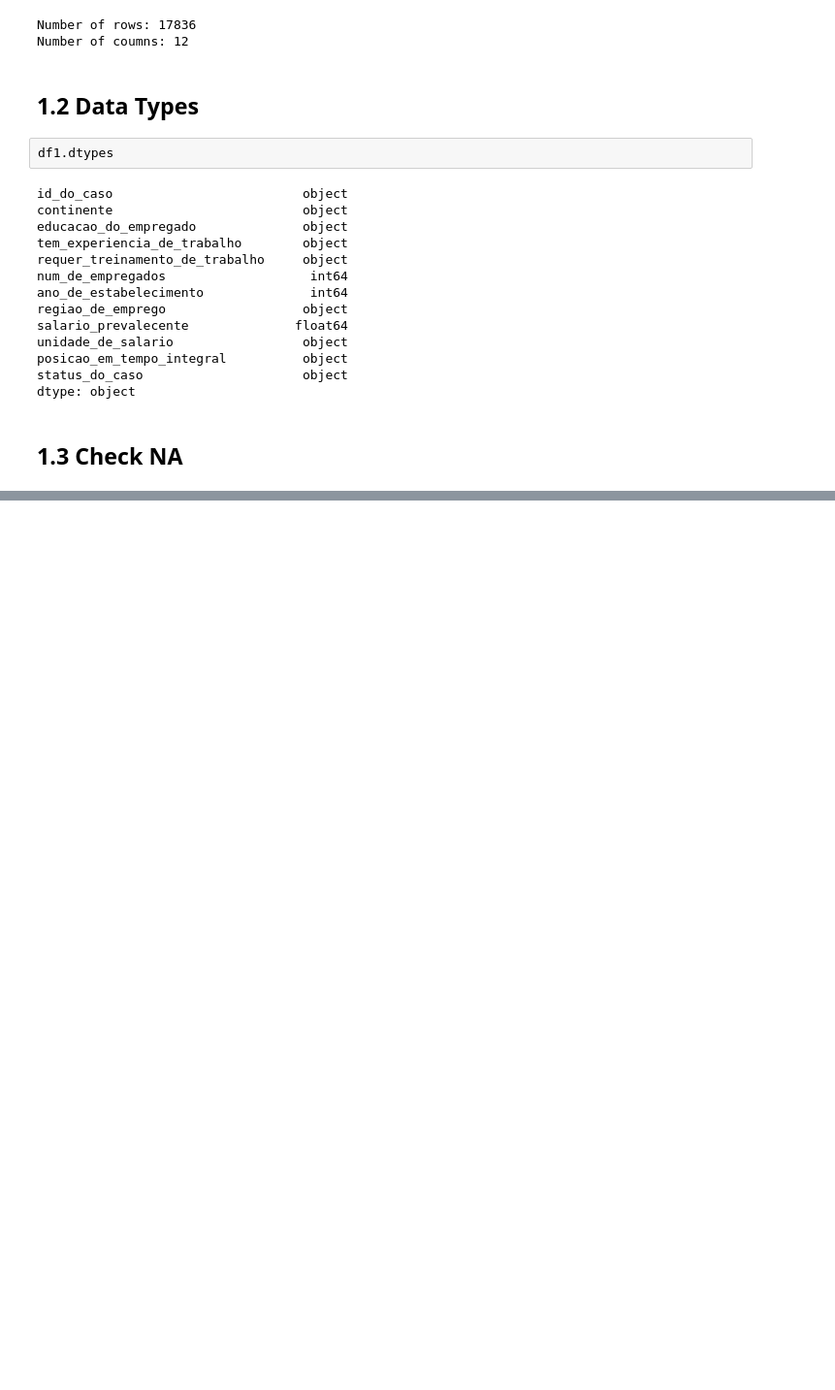
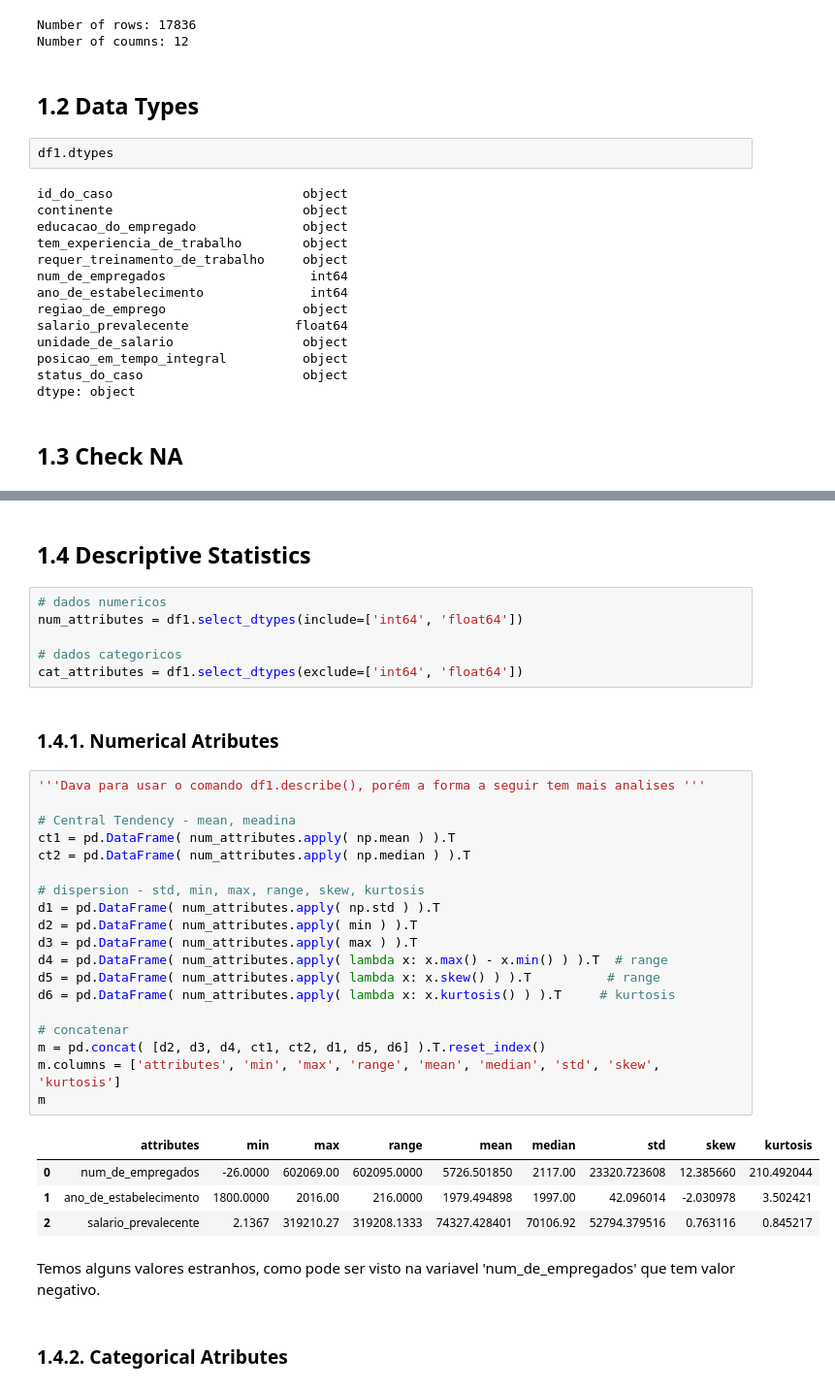
Before and after one commit to leoalvessantana/ML-Olympiad-Vistos-Classification, a Jupyter notebook: vistos_classification.ipynb, the cells around one changed output, grey strips where cells are left out. Shown: that part at 97% size. Saved outputs shown, nothing was run; the diff lists cells and outputs as text; blank space fills up the shorter version.

```diff
--- a/vistos_classification.ipynb
+++ b/vistos_classification.ipynb
@@ -80,0 +73,38 @@ dtype: object
+# %% [markdown]
+## 1.4 Descriptive Statistics
+# %%
+# dados numericos
+num_attributes = df1.select_dtypes(include=['int64', 'float64'])
+
+# dados categoricos
+cat_attributes = df1.select_dtypes(exclude=['int64', 'float64'])
+# %% [markdown]
+### 1.4.1. Numerical Atributes
+# %%
+'''Dava para usar o comando df1.describe(), porém a forma a seguir tem mais analises '''
+
+# Central Tendency - mean, meadina
+ct1 = pd.DataFrame( num_attributes.apply( np.mean ) ).T
+ct2 = pd.DataFrame( num_attributes.apply( np.median ) ).T
+
+# dispersion - std, min, max, range, skew, kurtosis
+d1 = pd.DataFrame( num_attributes.apply( np.std ) ).T
+d2 = pd.DataFrame( num_attributes.apply( min ) ).T
+d3 = pd.DataFrame( num_attributes.apply( max ) ).T
+d4 = pd.DataFrame( num_attributes.apply( lambda x: x.max() - x.min() ) ).T  # range
+d5 = pd.DataFrame( num_attributes.apply( lambda x: x.skew() ) ).T          # range
+d6 = pd.DataFrame( num_attributes.apply( lambda x: x.kurtosis() ) ).T     # kurtosis
+
+# concatenar
+m = pd.concat( [d2, d3, d4, ct1, ct2, d1, d5, d6] ).T.reset_index()
+m.columns = ['attributes', 'min', 'max', 'range', 'mean', 'median', 'std', 'skew', 'kurtosis']
+m
+# %% [output]
+|  | attributes | min | max | range | mean | median | std | skew | kurtosis |
+| 0 | num_de_empregados | -26.0000 | 602069.00 | 602095.0000 | 5726.501850 | 2117.00 | 23320.723608 | 12.385660 | 210.492044 |
+| 1 | ano_de_estabelecimento | 1800.0000 | 2016.00 | 216.0000 | 1979.494898 | 1997.00 | 42.096014 | -2.030978 | 3.502421 |
+| 2 | salario_prevalecente | 2.1367 | 319210.27 | 319208.1333 | 74327.428401 | 70106.92 | 52794.379516 | 0.763116 | 0.845217 |
+# %% [markdown]
+Temos alguns valores estranhos, como pode ser visto na variavel 'num_de_empregados' que tem valor negativo.
+# %% [markdown]
+### 1.4.2. Categorical Atributes
```
Also changed, not shown: parts of 15 cells of this notebook, 1 other file.
